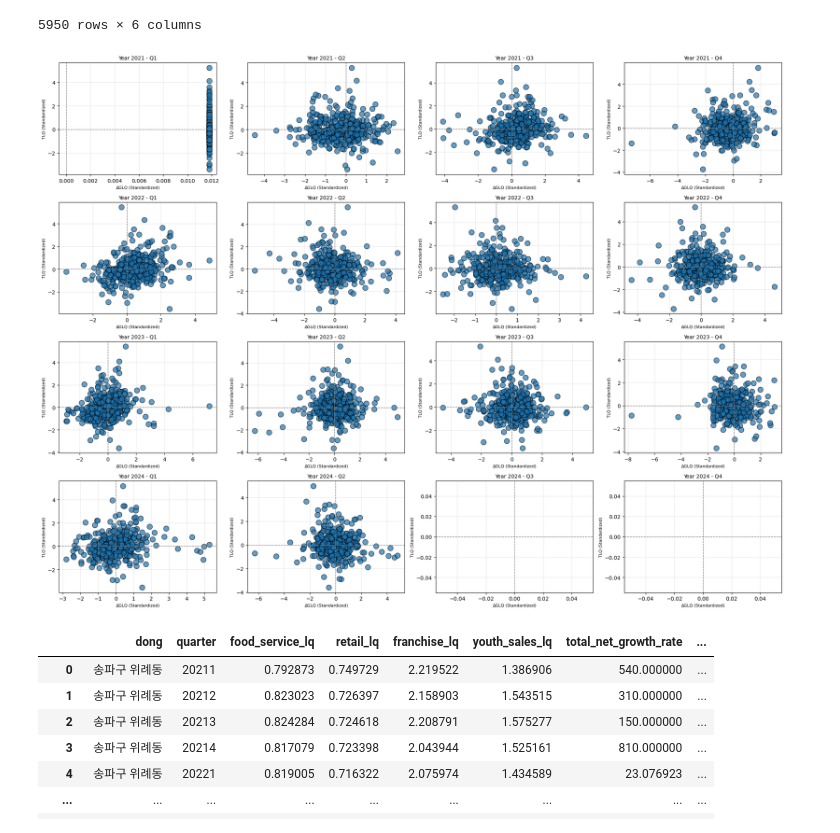
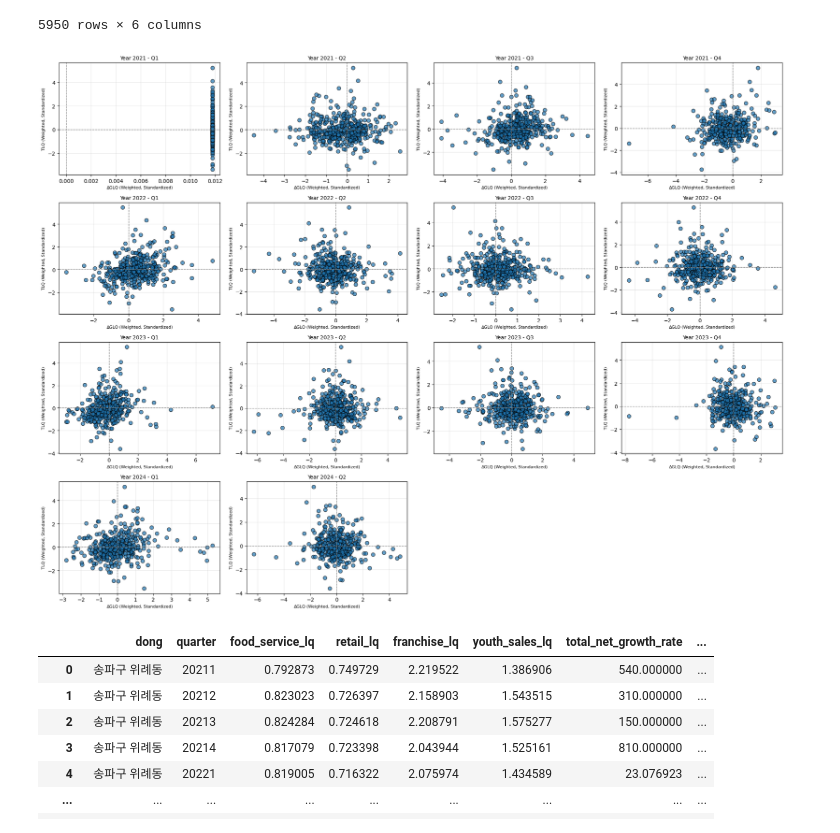
Before and after one commit to Gyuhyeon-Eom/FInal_Project, a Jupyter notebook: Final_FInal_LQ_EOM_2.ipynb, the cells around one changed output. Drawn from its saved outputs; the diff is of its cells as text; code cells hidden in the pictures.

```diff
--- a/Final_FInal_LQ_EOM_2.ipynb
+++ b/Final_FInal_LQ_EOM_2.ipynb
@@ -56,50 +56,46 @@ df_no
 | 5949 | 20223 | 중랑구 중화2동 | 24678.000000 | 2930119 | 0.657011 | 0.881397 |
 5950 rows × 6 columns
 # %%
-merged_df = pd.merge(df_yes, df_no, on=['dong', 'quarter'], how='inner')
+# 상주인구와 유입인구를 고려한 GLQ 계산
+for col in lq_columns:
+    merged_df_sorted[f'{col}_weighted'] = (
+        (merged_df_sorted[col] * merged_df_sorted['pop_total'] +
+         merged_df_sorted[col] * merged_df_sorted['pop_floating']) /
+        (merged_df_sorted['pop_total'] + merged_df_sorted['pop_floating'])
+    )
 
-merged_df_sorted = merged_df.sort_values(by=['dong', 'quarter'])
+# Weighted GLQ 계산
+weighted_columns = [f'{col}_weighted' for col in lq_columns]
+merged_df_sorted['delta_glq_weighted'] = merged_df_sorted.groupby('dong')[weighted_columns].diff().sum(axis=1)
 
-lq_columns = ['food_service_lq', 'retail_lq', 'franchise_lq', 'youth_sales_lq']
-for col in lq_columns:
-    merged_df_sorted[f'delta_{col}'] = merged_df_sorted.groupby('dong')[col].diff()
+# Weighted TLQ 계산
+merged_df_sorted['tlq_weighted'] = merged_df_sorted[weighted_columns].sum(axis=1)
 
-delta_columns = [f'delta_{col}' for col in lq_columns]
-merged_df_sorted['delta_glq'] = merged_df_sorted[delta_columns].sum(axis=1)
+# Standardize the new GLQ and TLQ
+scaler = StandardScaler()
+merged_df_sorted[['delta_glq_weighted', 'tlq_weighted']] = scaler.fit_transform(
+    merged_df_sorted[['delta_glq_weighted', 'tlq_weighted']]
+)
 
-merged_df_sorted['tlq'] = merged_df_sorted[lq_columns].sum(axis=1)
-
-merged_df_sorted['year'] = merged_df_sorted['quarter'] // 10
-merged_df_sorted['qtr'] = merged_df_sorted['quarter'] % 10
-
-from sklearn.preprocessing import StandardScaler
-
-scaler = StandardScaler()
-merged_df_sorted[['delta_glq', 'tlq']] = scaler.fit_transform(merged_df_sorted[['delta_glq', 'tlq']])
-
-import matplotlib.pyplot as plt
-
-unique_years = merged_df_sorted['year'].unique()
-unique_quarters = merged_df_sorted['qtr'].unique()
-
+# Visualization
 plt.figure(figsize=(20, 15))
-
 for i, year in enumerate(sorted(unique_years)):
     for j, qtr in enumerate(sorted(unique_quarters)):
-        plt.subplot(len(unique_years), len(unique_quarters), i * len(unique_quarters) + j + 1)
         data = merged_df_sorted[(merged_df_sorted['year'] == year) & (merged_df_sorted['qtr'] == qtr)]
-        plt.scatter(data['delta_glq'], data['tlq'], alpha=0.7, edgecolors='k', s=100)
-        plt.title(f'Year {year} - Q{qtr}', fontsize=10)
-        plt.xlabel('∆GLQ (Standardized)', fontsize=8)
-        plt.ylabel('TLQ (Standardized)', fontsize=8)
-        plt.axhline(y=0, color='gray', linestyle='--', linewidth=1)
-        plt.axvline(x=0, color='gray', linestyle='--', linewidth=1)
-        plt.grid(alpha=0.3)
+        if not data.empty:
+            plt.subplot(len(unique_years), len(unique_quarters), i * len(unique_quarters) + j + 1)
+            plt.scatter(data['delta_glq_weighted'], data['tlq_weighted'], alpha=0.7, edgecolors='k', s=50)
+            plt.title(f'Year {year} - Q{qtr}', fontsize=10)
+            plt.xlabel('∆GLQ (Weighted, Standardized)', fontsize=8)
+            plt.ylabel('TLQ (Weighted, Standardized)', fontsize=8)
+            plt.axhline(y=0, color='gray', linestyle='--', linewidth=1)
+            plt.axvline(x=0, color='gray', linestyle='--', linewidth=1)
+            plt.grid(alpha=0.3)
 
 plt.tight_layout()
 plt.show()
 # %% [output]
-[figure, old version]
+[figure, new version]
 # %%
 merged_df
 # %% [output]
```
Also changed, not shown: parts of 1 cell of this notebook.
